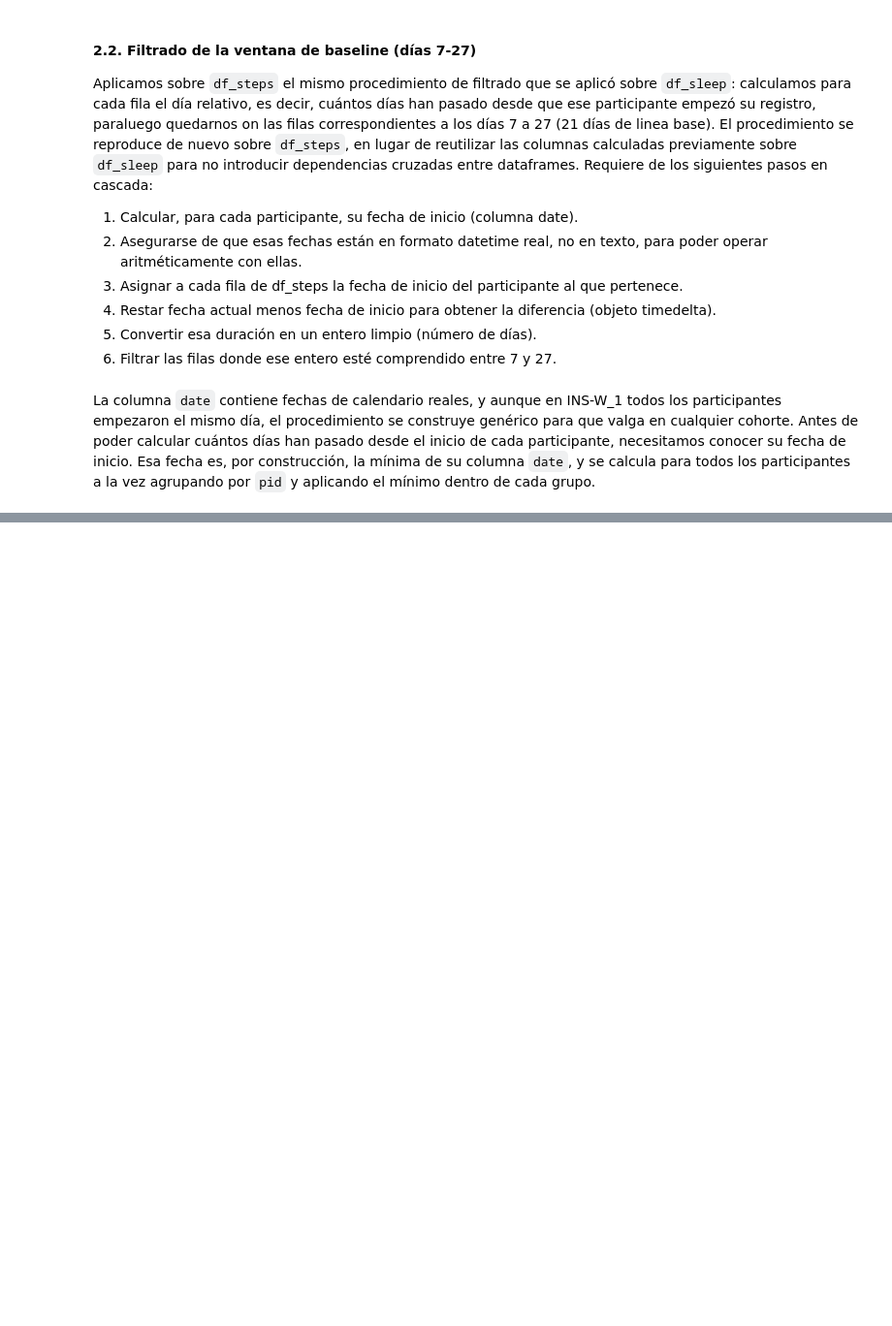
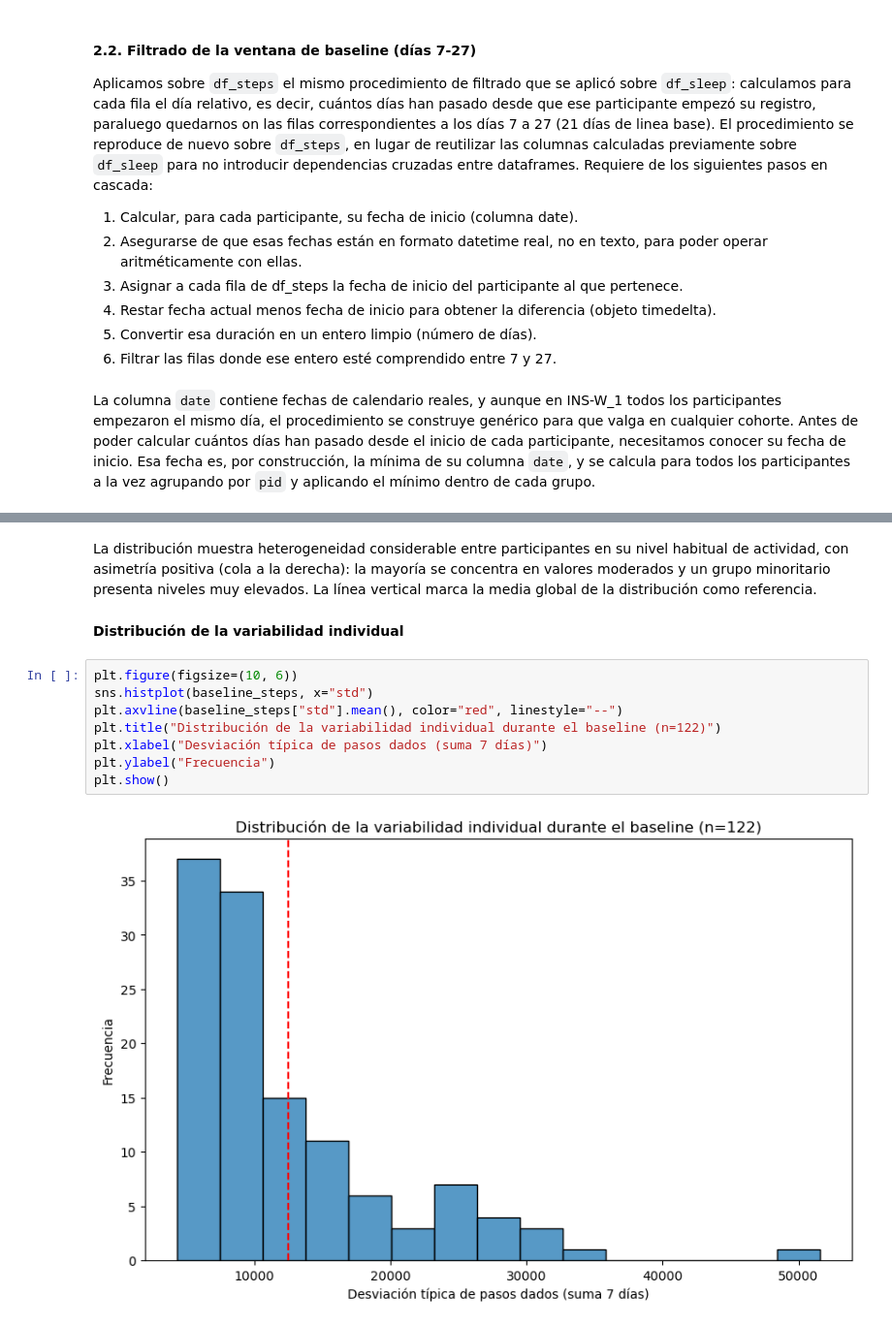
Before and after one commit to alejandrobarriel/globem, a Jupyter notebook: notebooks/globem.ipynb, the cells around one changed output, grey strips where cells are left out. Shown at 97% size. Drawn from its saved outputs; the diff is of its cells as text; blank space fills up the shorter version.

```diff
--- a/notebooks/globem.ipynb
+++ b/notebooks/globem.ipynb
@@ -980,0 +1205,14 @@ df_steps["date"].min()
+# %% [markdown]
+La distribución muestra heterogeneidad considerable entre participantes en su nivel habitual de actividad, con asimetría positiva (cola a la derecha): la mayoría se concentra en valores moderados y un grupo minoritario presenta niveles muy elevados. La línea vertical marca la media global de la distribución como referencia.
+# %% [markdown]
+**Distribución de la variabilidad individual**
+# %%
+plt.figure(figsize=(10, 6))
+sns.histplot(baseline_steps, x="std")
+plt.axvline(baseline_steps["std"].mean(), color="red", linestyle="--")
+plt.title("Distribución de la variabilidad individual durante el baseline (n=122)")
+plt.xlabel("Desviación típica de pasos dados (suma 7 días)")
+plt.ylabel("Frecuencia")
+plt.show()
+# %% [output]
+[figure, added]
```
Also changed, not shown: parts of 49 cells of this notebook.
